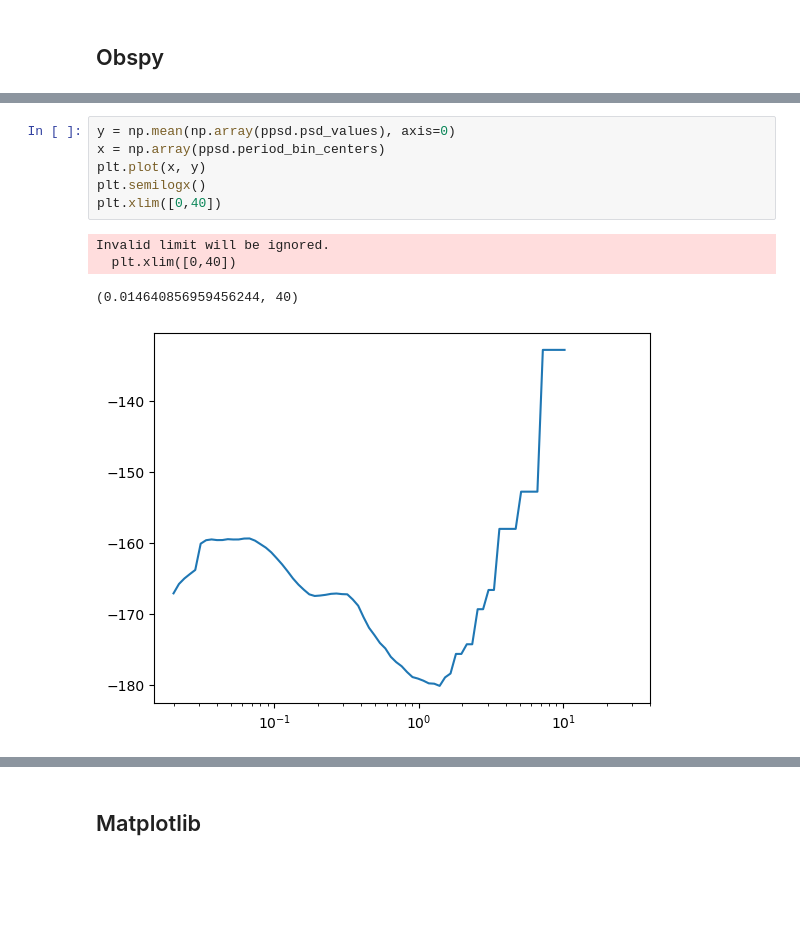
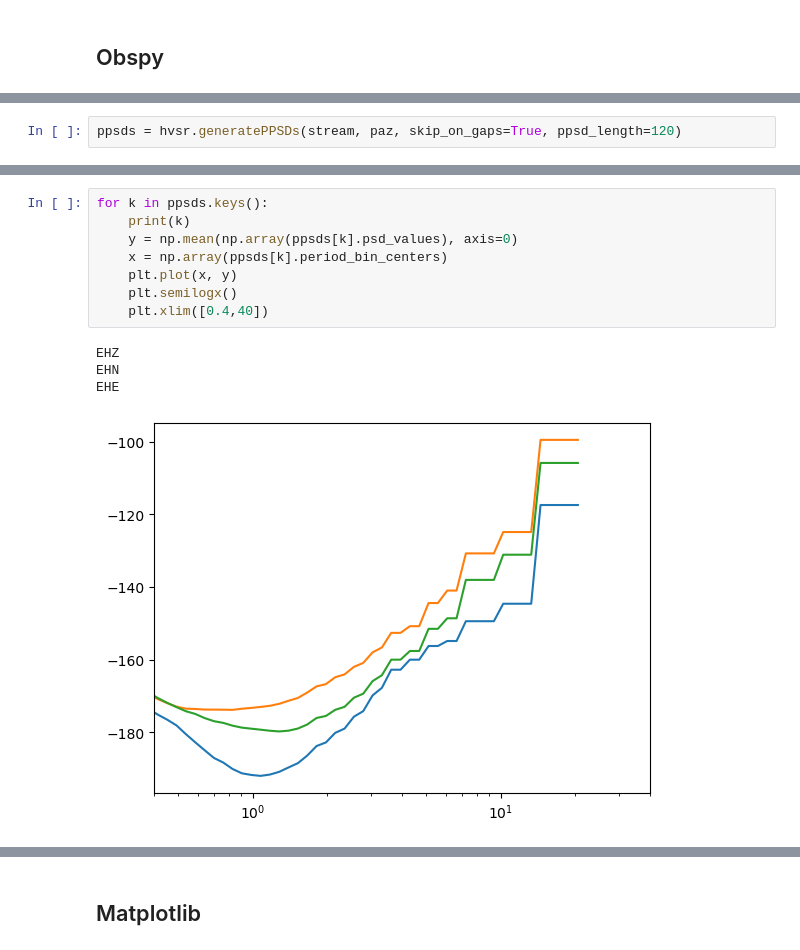
Before and after one commit to RJbalikian/SPRIT-HVSR, a Jupyter notebook: workingNotebook.ipynb, the cells around one changed output, grey strips where cells are left out. Cells and saved outputs as stored; diff of their text form; blank space fills up the shorter version.

Commit message:
getPPSDS via obspy

```diff
--- a/workingNotebook.ipynb
+++ b/workingNotebook.ipynb
@@ -128,0 +74,2 @@ ppsd.plot(xaxis_frequency=True, cmap=viridis_white_r, grid=False, show_noise_mod
+# %%
+ppsds = hvsr.generatePPSDs(stream, paz, skip_on_gaps=True, ppsd_length=120)
@@ -129,11 +80,13 @@ ppsd.plot(xaxis_frequency=True, cmap=viridis_white_r, grid=False, show_noise_mod
 # %%
-y = np.mean(np.array(ppsd.psd_values), axis=0)
-x = np.array(ppsd.period_bin_centers)
-plt.plot(x, y)
-plt.semilogx()
-plt.xlim([0,40])
+for k in ppsds.keys():
+    print(k)
+    y = np.mean(np.array(ppsds[k].psd_values), axis=0)
+    x = np.array(ppsds[k].period_bin_centers)
+    plt.plot(x, y)
+    plt.semilogx()
+    plt.xlim([0.4,40])
 # %% [output]
-Invalid limit will be ignored.
-  plt.xlim([0,40])
+EHZ
+EHN
+EHE
-(0.014640856959456244, 40)
-[figure, old version]
+[figure, new version]
```
Also changed, not shown: parts of 8 cells of this notebook, 3 other files.
